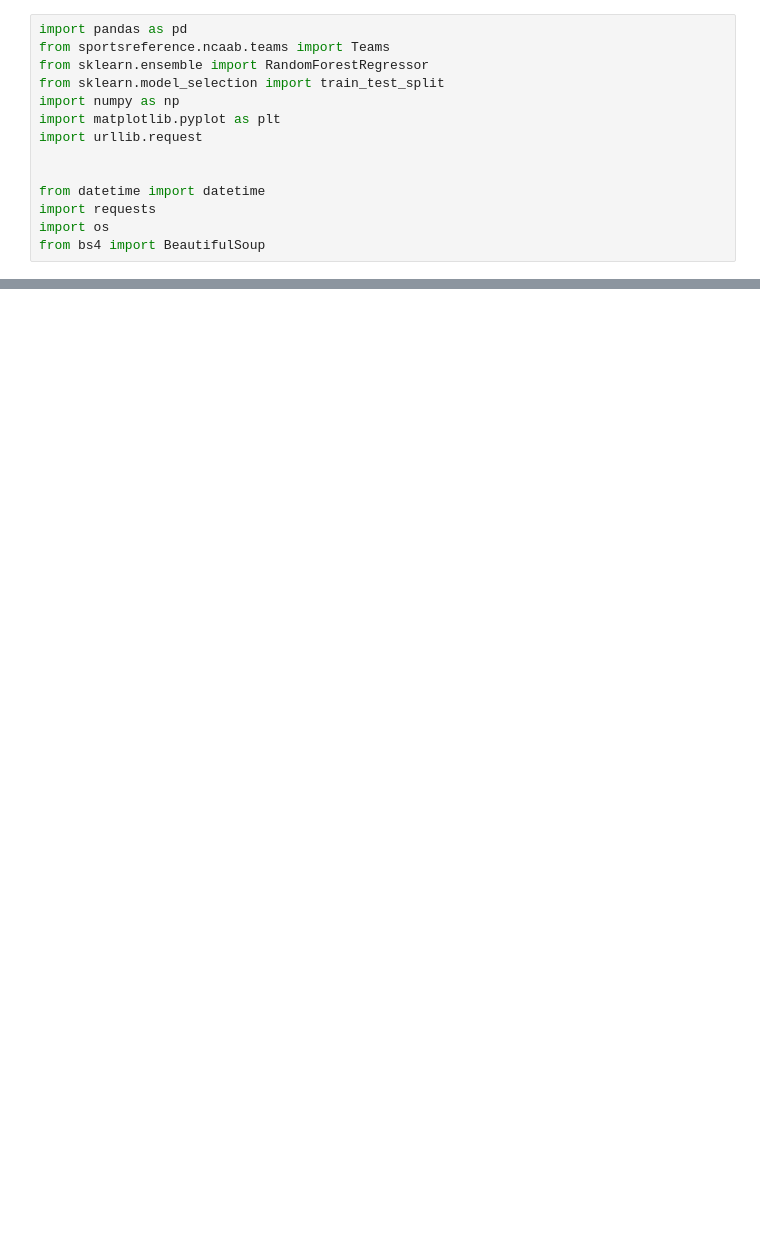
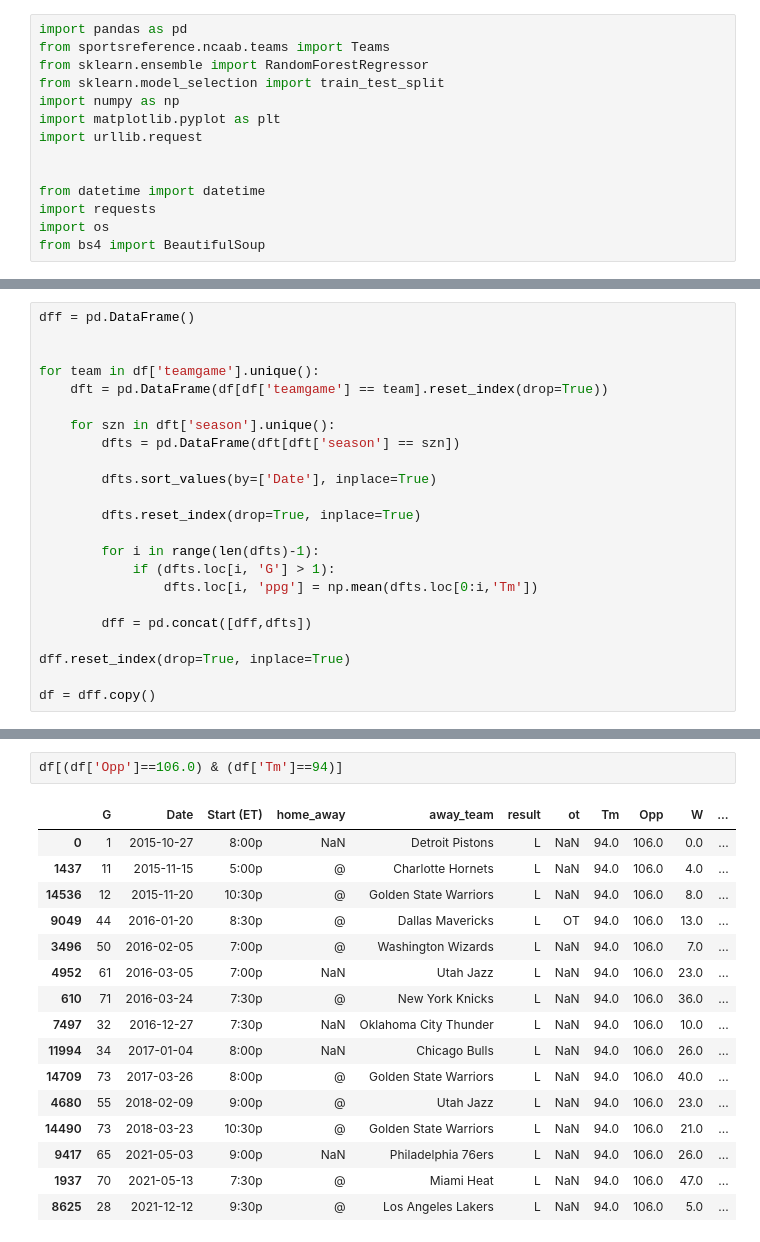
Before and after one commit to jemivDS/NCAAB_Predictor, a Jupyter notebook: NBA_2.ipynb, the cells around one changed output, grey strips where cells are left out. Drawn from its saved outputs; the diff is of its cells as text; blank space fills up the shorter version.

```diff
--- a/NBA_2.ipynb
+++ b/NBA_2.ipynb
@@ -32,0 +55,23 @@ df
+# %%
+dff = pd.DataFrame()
+
+
+for team in df['teamgame'].unique():
+    dft = pd.DataFrame(df[df['teamgame'] == team].reset_index(drop=True))
+
+    for szn in dft['season'].unique():
+        dfts = pd.DataFrame(dft[dft['season'] == szn])
+
+        dfts.sort_values(by=['Date'], inplace=True)
+
+        dfts.reset_index(drop=True, inplace=True)
+
+        for i in range(len(dfts)-1):
+            if (dfts.loc[i, 'G'] > 1):
+                dfts.loc[i, 'ppg'] = np.mean(dfts.loc[0:i,'Tm'])
+
+        dff = pd.concat([dff,dfts])
+
+dff.reset_index(drop=True, inplace=True)
+
+df = dff.copy()
@@ -32,0 +179,19 @@ df
+# %%
+df[(df['Opp']==106.0) & (df['Tm']==94)]
+# %% [output]
+|  | G | Date | Start (ET) | home_away | away_team | result | ot | Tm | Opp | W | ... |
+| 0 | 1 | 2015-10-27 | 8:00p | NaN | Detroit Pistons | L | NaN | 94.0 | 106.0 | 0.0 | ... |
+| 1437 | 11 | 2015-11-15 | 5:00p | @ | Charlotte Hornets | L | NaN | 94.0 | 106.0 | 4.0 | ... |
+| 14536 | 12 | 2015-11-20 | 10:30p | @ | Golden State Warriors | L | NaN | 94.0 | 106.0 | 8.0 | ... |
+| 9049 | 44 | 2016-01-20 | 8:30p | @ | Dallas Mavericks | L | OT | 94.0 | 106.0 | 13.0 | ... |
+| 3496 | 50 | 2016-02-05 | 7:00p | @ | Washington Wizards | L | NaN | 94.0 | 106.0 | 7.0 | ... |
+| 4952 | 61 | 2016-03-05 | 7:00p | NaN | Utah Jazz | L | NaN | 94.0 | 106.0 | 23.0 | ... |
+| 610 | 71 | 2016-03-24 | 7:30p | @ | New York Knicks | L | NaN | 94.0 | 106.0 | 36.0 | ... |
+| 7497 | 32 | 2016-12-27 | 7:30p | NaN | Oklahoma City Thunder | L | NaN | 94.0 | 106.0 | 10.0 | ... |
+| 11994 | 34 | 2017-01-04 | 8:00p | NaN | Chicago Bulls | L | NaN | 94.0 | 106.0 | 26.0 | ... |
+| 14709 | 73 | 2017-03-26 | 8:00p | @ | Golden State Warriors | L | NaN | 94.0 | 106.0 | 40.0 | ... |
+| 4680 | 55 | 2018-02-09 | 9:00p | @ | Utah Jazz | L | NaN | 94.0 | 106.0 | 23.0 | ... |
+| 14490 | 73 | 2018-03-23 | 10:30p | @ | Golden State Warriors | L | NaN | 94.0 | 106.0 | 21.0 | ... |
+| 9417 | 65 | 2021-05-03 | 9:00p | NaN | Philadelphia 76ers | L | NaN | 94.0 | 106.0 | 26.0 | ... |
+| 1937 | 70 | 2021-05-13 | 7:30p | @ | Miami Heat | L | NaN | 94.0 | 106.0 | 47.0 | ... |
+| 8625 | 28 | 2021-12-12 | 9:30p | @ | Los Angeles Lakers | L | NaN | 94.0 | 106.0 | 5.0 | ... |
```
Also changed, not shown: parts of 15 cells of this notebook, 1 other file.
